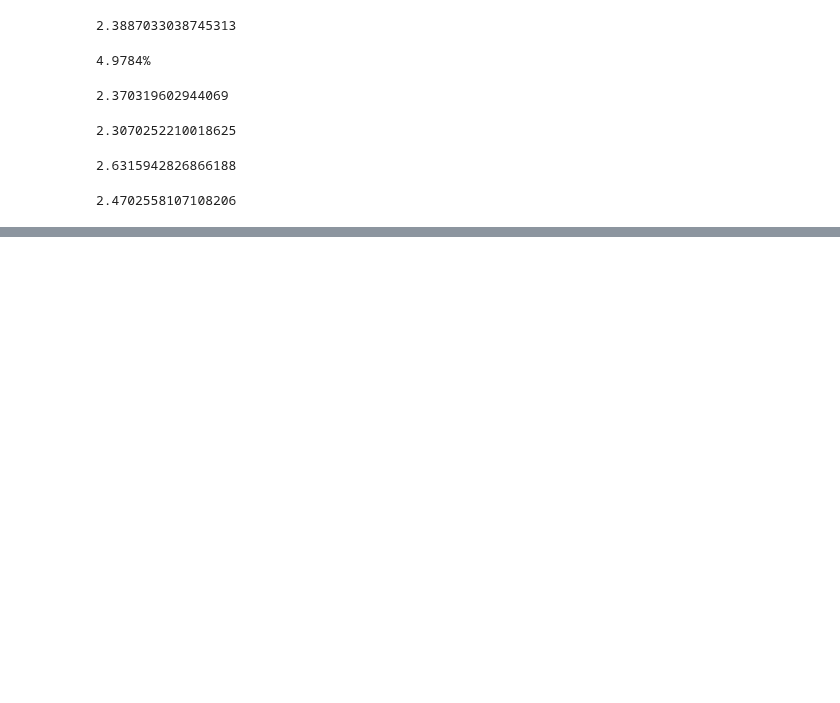
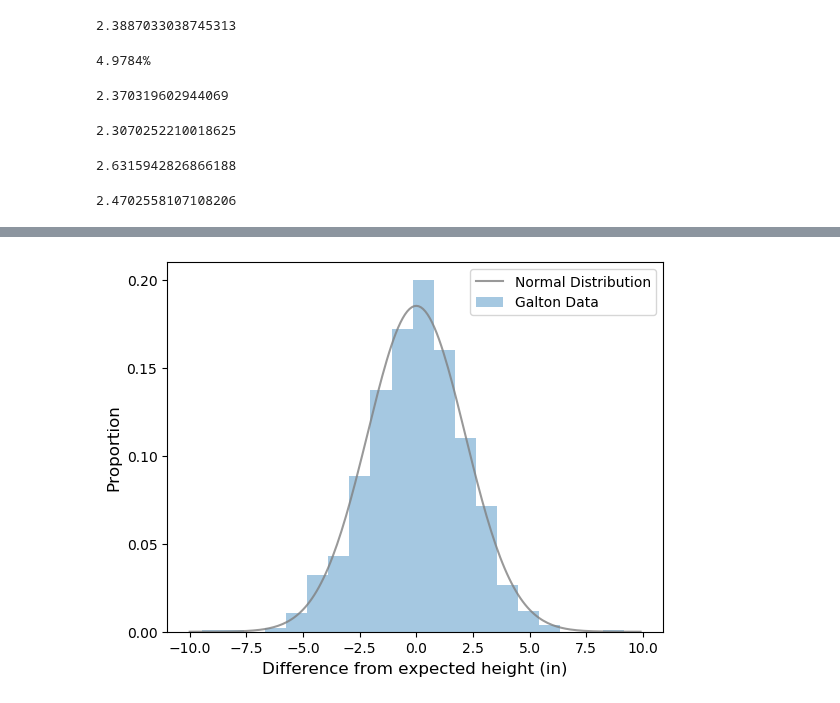
Before and after one commit to jessebmurray/polygenic, a Jupyter notebook: galton.ipynb, the cells around one changed output, grey strips where cells are left out. Saved outputs shown, nothing was run; the diff lists cells and outputs as text; code cells hidden in the pictures; blank space fills up the shorter version.

```diff
--- a/galton.ipynb
+++ b/galton.ipynb
@@ -624,0 +737,27 @@ galton_tanner.corr()
+# %%
+def f_norm(x, mean, sd):
+    return (1 / (sd * ((2 * np.pi) ** 0.5))) * np.exp(-1 * ((((x - mean) / sd) ** 2) / 2))
+# %%
+x = np.arange(-10, 10, 0.1)
+# %%
+one_norm = list()
+for x_value in x:
+    one_norm.append(f_norm(x_value, 0, one_sd))
+one_norm = np.array(one_norm)
+# %%
+figures_file = 'figures/'
+plt.hist(all_one_dists, bins=20, alpha=0.4, density=True, label='Galton Data') # , color='grey'
+# plt.scatter(x, one_norm, s=6, alpha=0.6, label='Normal Distribution', color='grey')
+plt.plot(x, one_norm, alpha=0.8, label='Normal Distribution', color='grey')
+plt.ylim(0, 0.21)
+plt.xlabel('Difference from expected height (in)', fontsize=12)
+# plt.grid()
+hfont = {'fontname':'Helvetica'}
+plt.ylabel('Proportion', fontsize=12)
+# plt.tight_layout()
+plt.yticks(np.arange(0, 0.25, 0.05))
+plt.legend(fontsize=10)
+plt.savefig(figures_file + 'galton_tanner_one_dists.png', dpi=300)
+plt.show()
+# %% [output]
+[figure, added]
```
Also changed, not shown: parts of 30 cells of this notebook.
